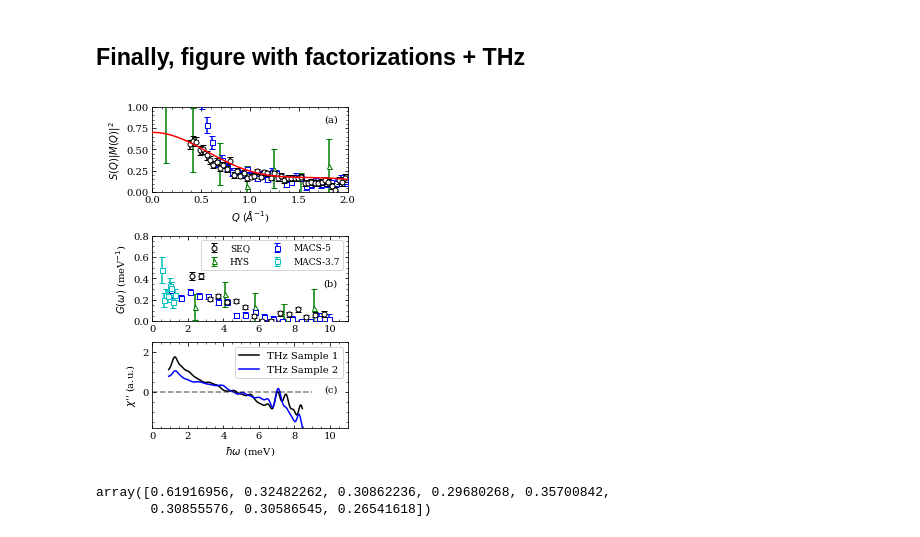
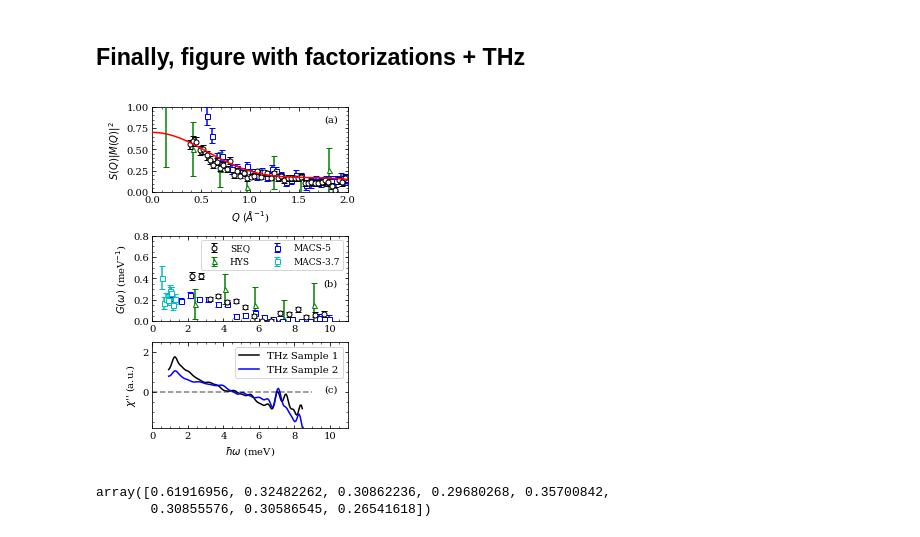
Before and after one commit to thallor1/D3LiI2O6-Neutron-Analysis, a Jupyter notebook: Part 6 - Factorization and main text plots/Factorization and Main Text Plots.ipynb, the cells around one changed output. Saved outputs shown, nothing was run; the diff lists cells and outputs as text; code cells hidden in the pictures.

```diff
--- a/Part 6 - Factorization and main text plots/Factorization and Main Text Plots.ipynb
+++ b/Part 6 - Factorization and main text plots/Factorization and Main Text Plots.ipynb
@@ -562,15 +562,20 @@ seq_scale = 1.0
 sq_ax.text(0.95,0.9,'(a)',transform=sq_ax.transAxes,horizontalalignment='right',\
            verticalalignment='top')
 markersize=5
-macs3scale=1.0/0.2
-macs5scale=1.0/0.94
-hys_scale = 1.2
+macs3scale=1.0/0.17
+macs5scale=1.0/0.83 #These factors are to estimate what fraction of spectral weight is carried
+# by each Ef setting in the MACS measurements.
+hys_scale = 1.0
 ffseq = 1.0/get_MANTID_magFF(qseq,'Ir4')[1]
 sq_ax.errorbar(qseq,sqseq*seq_scale*ffseq,ffseq*sqerrseq*seq_scale,color='k',\
                marker='o',mfc='w',mec='k',ls=' ',capsize=3,zorder=10,ms=markersize)
 ffmacs = 1.0/get_MANTID_magFF(macs5factor[0],'Ir4')[1]
+ffmacs3 = 1.0/get_MANTID_magFF(macs3factor[0],'Ir4')[1]
+
 sq_ax.errorbar(macs5factor[0],macs5factor[1]*ffmacs*macs5scale,macs5factor[2]*ffmacs*macs5scale,color='b',\
                marker='s',ls=' ',capsize=3,zorder=5,mfc='w',ms=markersize)
+
+#sq_ax.errorbar(macs3factor[0],macs3factor[1]*ffmacs3*macs3scale,macs3factor[2]*ffmacs3*macs3scale,color='c',marker='s',ls=' ',capsize=3,zorder=5,mfc='w',ms=markersize)
 ffhys = 1.0/get_MANTID_magFF(q_alt,'Ir4')[1]
 sq_ax.errorbar(q_alt,sq_alt*ffhys*hys_scale,sq_alt_err*ffhys*hys_scale,color='g',\
                marker='^',ls=' ',capsize=3,zorder=5,mfc='w',ms=markersize)
@@ -598,34 +603,34 @@ gw_ax.text(0.95,0.5,'(b)',transform=gw_ax.transAxes,horizontalalignment='right',
            verticalalignment='top')
 gw_ax.legend(fontsize=9,loc=1,ncol=2)
 gw_ax.set_ylim(0,0.8)
 
 sq_ax.set_ylim(0,1)
 sq_ax.set_xlim(0,2.0)
 
 
 thz_ax.plot(THz_3K_E_sample1,THz_3K_sample1,'k-',label='THz Sample 1')
 thz_ax.plot(THz_3K_E_sample2,THz_3K_sample2,'b-',label='THz Sample 2')
 thz_ax.plot(np.linspace(0,9,1000),np.zeros(1000),'k--',alpha=0.5)
 thz_ax.set_ylabel('$\chi$\'\' (a.u.)')
 thz_ax.text(0.95,0.5,'(c)',transform=thz_ax.transAxes,horizontalalignment='right',\
            verticalalignment='top')
 
 #Have the G(w) and THz subplots share an x-axis
 thz_ax.sharex(gw_ax)
 thz_ax.set_ylim(-1.8,2.5)
 thz_ax.set_xlim(0,11)
 thz_ax.legend()
 
 #Axis labels
 sq_ax.set_ylabel('$S(Q)|M(Q)|^2$')
 sq_ax.set_xlabel(r'$Q$ $(\AA^{-1}$)')
 
 gw_ax.set_ylabel('$G(\omega)$ (meV$^{-1}$)');
 thz_ax.set_xlabel('$\hbar\omega$ (meV)')
 
 fig.savefig('HLIO_factorizations_THz.pdf',bbox_inches='tight')
 # %% [output]
-[figure, old version]
+[figure, new version]
 # %%
 macs3factor[5]
 # %% [output]
```
Also changed, not shown: 2 other files.
